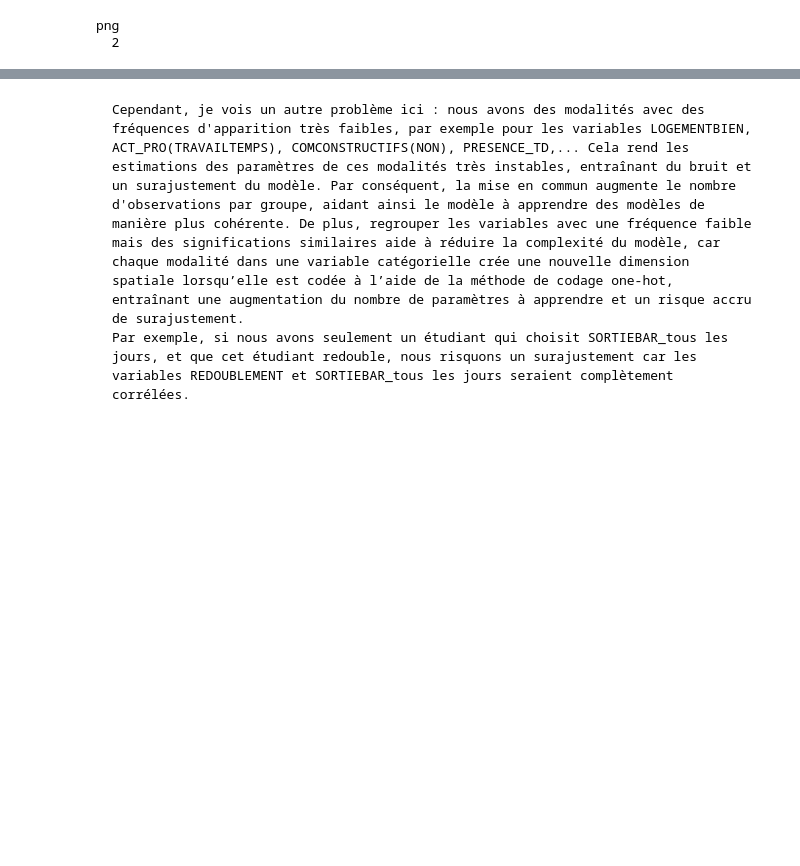
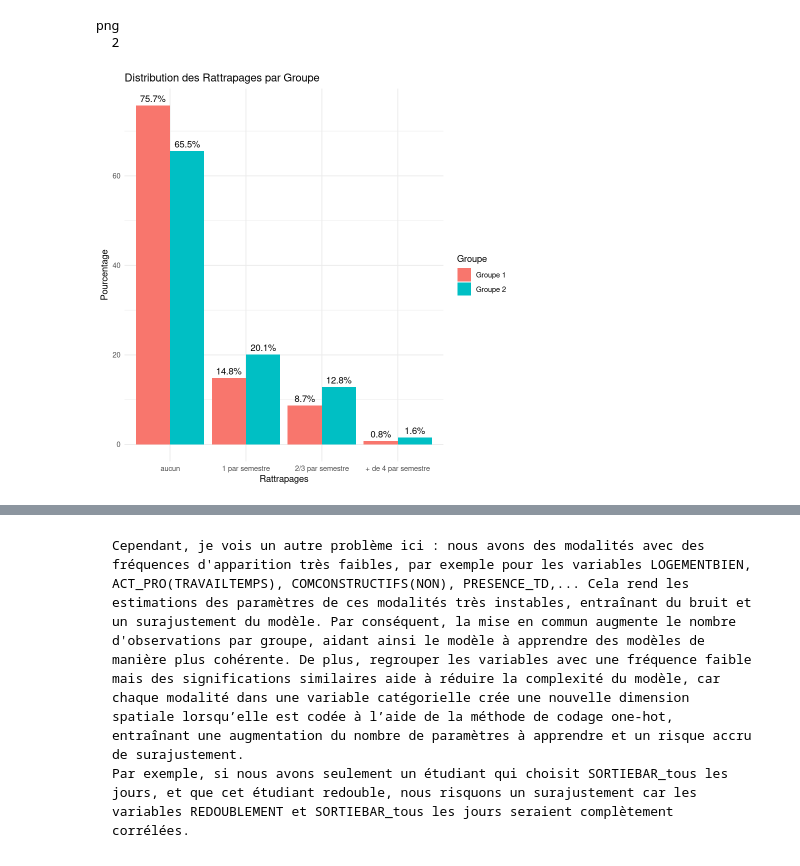
Before and after one commit to NaUl51/Stage_4A_Analyse-d-indicateurs-sur-la-vie-scolaire-et-extra-scolaire-des-l-ves-de-l-INSA-Toulouse-, a Jupyter notebook: Code_Luan_R.ipynb, the cells around one changed output, grey strips where cells are left out. Cells and saved outputs as stored; diff of their text form; code cells hidden in the pictures; blank space fills up the shorter version.

```diff
--- a/Code_Luan_R.ipynb
+++ b/Code_Luan_R.ipynb
@@ -181,7 +200,7 @@ levels_list <- list(
   ADEQUATION = c("pas du tout", "plutôt non", "plutôt oui", "tout à fait"),
   PREPMETIER = c("pas du tout", "plutôt non", "plutôt oui", "tout à fait"),
   PROMO = c("1A", "2A", "3A", "4A", "5A"),
-  SPECIALITE_PO = c("ICBE", "IMACS", "MIC", "IC", "GB", "GP3E", "GP", "AE", "GMM", "IR", "GC", "GM", "apprentissage", "1A"),
+  SPECIALITE = c("ICBE", "IMACS", "MIC", "IC", "GB", "GP3E", "GP", "AE", "GMM", "IR", "GC", "GM", "apprentissage", "1A"),
   COHORTE = c("FAS", "NORG", "IBER", "IBER_Fr", "ENG", "ENG_Fr", "AS_Hue", "AS_Fr", "SHN", "Danse-etude", "Musique-etude", "Theatre-etude", "SupENR", "classique"),
   DOUBLEDIPLOME = c("non", "oui"),
   INTEGRATION = c("post-bac", "1A", "2A", "3A", "4A", "5A"),
@@ -189,7 +208,7 @@ levels_list <- list(
   CLASSEMENT1A = c("0-10%", "10-25%", "25-50%", "50-75%", "75-100%", "redoubl", "amenag", "pas de classement"),
   CLASSEMENTDERNIER = c("0-10%", "10-25%", "25-50%", "50-75%", "75-100%", "jsp"),
   REDOUBLEMENT = c("Non", "Oui"),
-  RATTRAPAGES = c("aucun", "1 par semestre", "2/3 par semestre", "+ de 4 par semestre","jsp")
+  RATTRAPAGES = c("aucun", "1 par semestre", "2/3 par semestre", "+ de 4 par semestre")
 )
 for (var in names(levels_list)) {
   if (var %in% names(insa)) {
@@ -246,10 +265,12 @@ print(na_counts)
     Comme le nombre de valeurs manquantes est faible, nous allons supprimer les individus contenant des valeurs manquantes (nous pourrions utiliser des méthodes telles que calculer la moyenne ou la Random Forest pour imputer la valeur de LOGEMENTSURFACE, mais avec 5 données manquantes sur 1182 (soit 0,423%), nous pouvons les supprimer).
 # %%
 # Supprimer les lignes contenant des valeurs manquantes
-insa_clean <- na.omit(insa)
+insa_cleaned_1 <- na.omit(insa)
 
 # Vérifier la structure du dataframe après la suppression des lignes avec des valeurs manquantes
-str(insa_clean)
+str(insa_cleaned_1)
+
+write_xlsx(insa_cleaned_1, "insa_cleaned_1.xlsx")
 # %% [output]
 tibble [1,163 × 60] (S3: tbl_df/tbl/data.frame)
  $ TRAJET            : Factor w/ 4 levels "0-5min","5-15min",..: 3 2 1 2 2 2 3 3 1 1 ...
@@ -344,3 +332,42 @@ dev.off()
 # %% [output]
 png
   2
+# %%
+# Convert PROMO and INTEGRATION to character to avoid factor level issues
+insa_cleaned_1 <- insa_cleaned_1 %>%
+  mutate(PROMO = as.character(PROMO),
+         INTEGRATION = as.character(INTEGRATION))
+# Créer le Groupe 1 : Etudiants en première année (PROMO = 1A) ou nouveaus entrants (PROMO = INTEGRATION)
+group1 <- insa_cleaned_1[insa_cleaned_1$PROMO == '1A' | insa_cleaned_1$PROMO == insa_cleaned_1$INTEGRATION, ]
+
+# Créer le Groupe 2 : Tous les autres
+group2 <- insa_cleaned_1[!(insa_cleaned_1$PROMO == '1A' | insa_cleaned_1$PROMO == insa_cleaned_1$INTEGRATION), ]
+
+# Calculer la distribution de 'RATTRAPAGES' pour les deux groupes
+group1_distribution <- prop.table(table(group1$RATTRAPAGES)) * 100
+group2_distribution <- prop.table(table(group2$RATTRAPAGES)) * 100
+
+# Convertir les distributions en data frames pour les graphiques
+group1_df <- as.data.frame(group1_distribution)
+group2_df <- as.data.frame(group2_distribution)
+group1_df$Group <- 'Groupe 1'
+group2_df$Group <- 'Groupe 2'
+
+# Renommer les colonnes pour plus de clarté
+colnames(group1_df) <- c("RATTRAPAGES", "Pourcentage", "Groupe")
+colnames(group2_df) <- c("RATTRAPAGES", "Pourcentage", "Groupe")
+
+# Combiner les data frames
+combined_df <- rbind(group1_df, group2_df)
+
+# Afficher les distributions en utilisant ggplot2
+ggplot(combined_df, aes(x = RATTRAPAGES, y = Pourcentage, fill = Groupe)) +
+  geom_bar(stat = 'identity', position = 'dodge') +
+  geom_text(aes(label = sprintf("%.1f%%", Pourcentage)),
+            position = position_dodge(width = 0.9), vjust = -0.5) +
+  labs(title = 'Distribution des Rattrapages par Groupe',
+       x = 'Rattrapages',
+       y = 'Pourcentage') +
+  theme_minimal()
+# %% [output]
+[figure, added]
```
Also changed, not shown: parts of 23 cells of this notebook, 8 other files.
